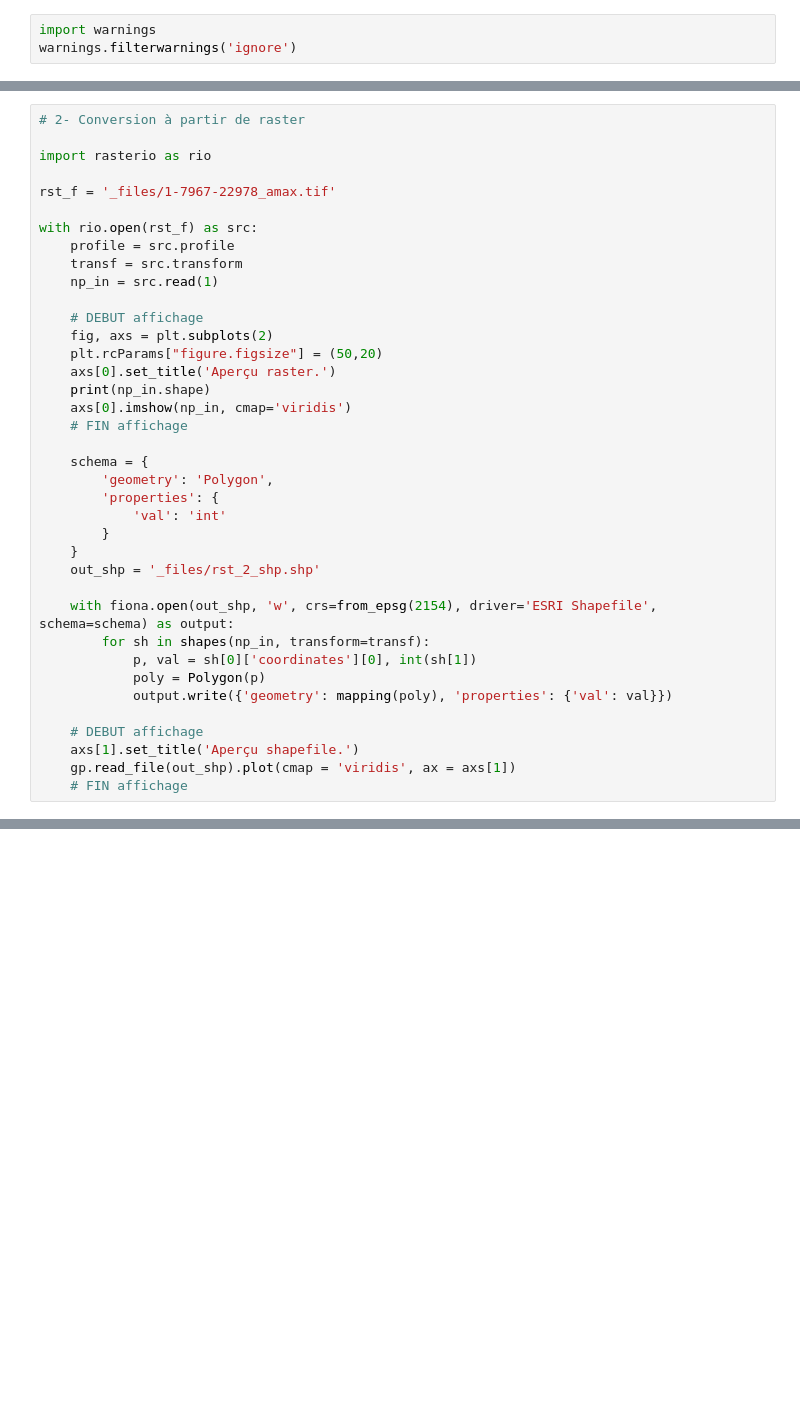
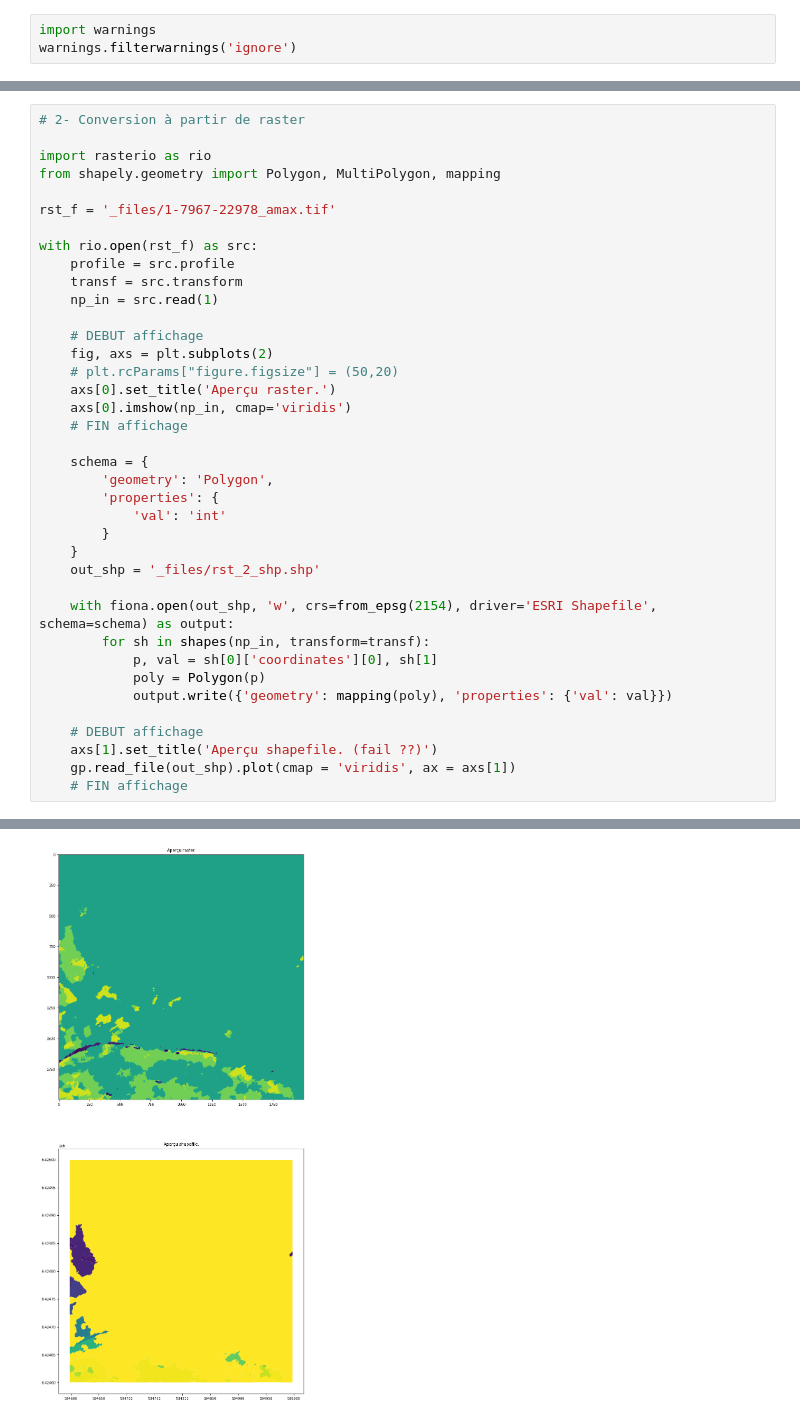
Before and after one commit to romaingalet/Traitement-raster-matriciel, a Jupyter notebook: array_2_shapefile.ipynb, the cells around one changed output, grey strips where cells are left out. Drawn from its saved outputs; the diff is of its cells as text; blank space fills up the shorter version.

```diff
--- a/array_2_shapefile.ipynb
+++ b/array_2_shapefile.ipynb
@@ -66,6 +66,7 @@ gp.read_file(out_shp).buffer(-0.3).buffer(0.3).plot(cmap = 'plasma', ax = axs[2]
 # 2- Conversion à partir de raster
 
 import rasterio as rio
+from shapely.geometry import Polygon, MultiPolygon, mapping
 
 rst_f = '_files/1-7967-22978_amax.tif'
 
@@ -76,9 +77,8 @@ with rio.open(rst_f) as src:
 
     # DEBUT affichage
     fig, axs = plt.subplots(2)
-    plt.rcParams["figure.figsize"] = (50,20)
+    # plt.rcParams["figure.figsize"] = (50,20)
     axs[0].set_title('Aperçu raster.')
-    print(np_in.shape)
     axs[0].imshow(np_in, cmap='viridis')
     # FIN affichage
 
@@ -92,12 +92,12 @@ with rio.open(rst_f) as src:
 
     with fiona.open(out_shp, 'w', crs=from_epsg(2154), driver='ESRI Shapefile', schema=schema) as output:
         for sh in shapes(np_in, transform=transf):
-            p, val = sh[0]['coordinates'][0], int(sh[1])
+            p, val = sh[0]['coordinates'][0], sh[1]
             poly = Polygon(p)
             output.write({'geometry': mapping(poly), 'properties': {'val': val}})
 
     # DEBUT affichage
-    axs[1].set_title('Aperçu shapefile.')
+    axs[1].set_title('Aperçu shapefile. (fail ??)')
     gp.read_file(out_shp).plot(cmap = 'viridis', ax = axs[1])
     # FIN affichage
 # %% [output]
@@ -104,0 +104 @@ with rio.open(rst_f) as src:
+[figure, added]
```
Also changed, not shown: parts of 3 cells of this notebook.
